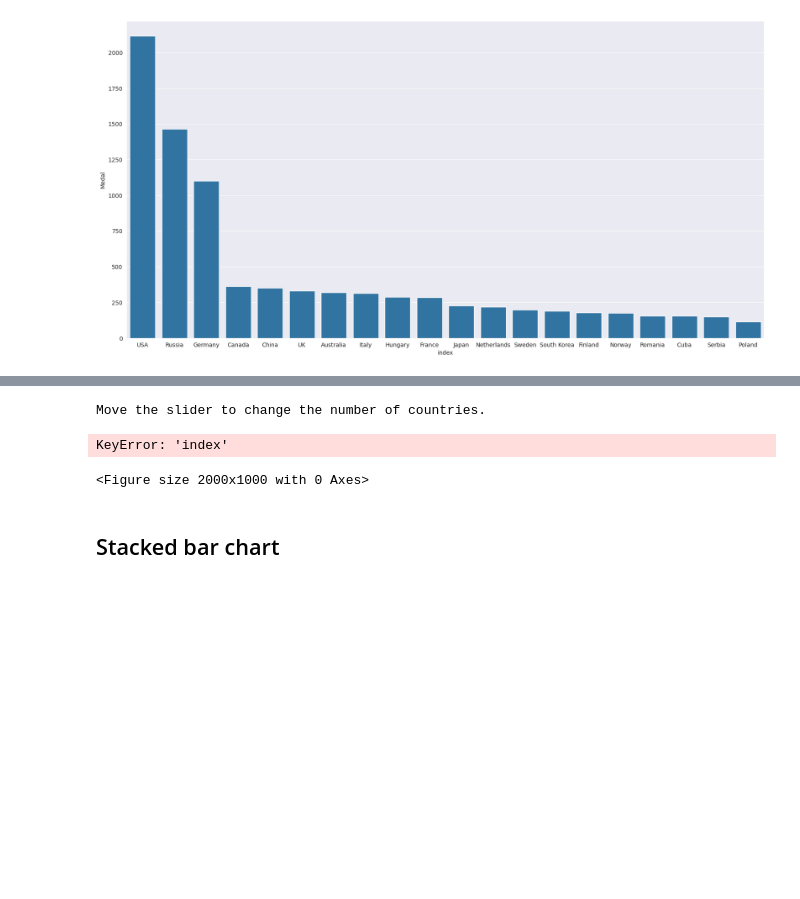
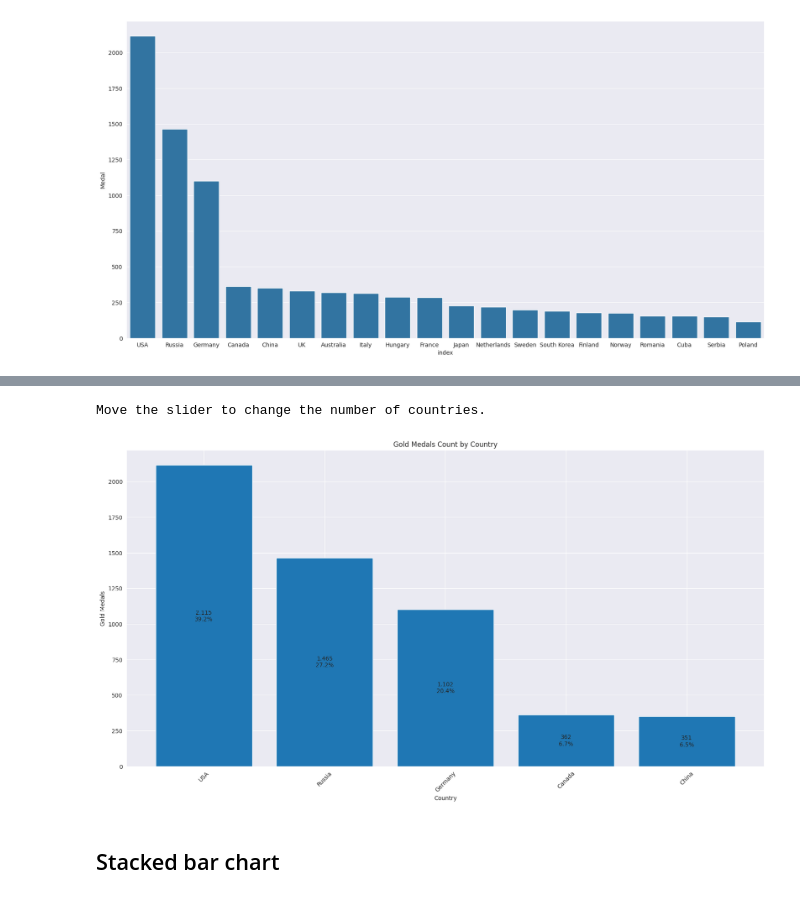
Before and after one commit to MichaelSchmidt1729/EDA, a Jupyter notebook: let_s_discover_more_about_the_olympic_games.ipynb, the cells around one changed output, grey strips where cells are left out. Cells and saved outputs as stored; diff of their text form; code cells hidden in the pictures; blank space fills up the shorter version.

```diff
--- a/let_s_discover_more_about_the_olympic_games.ipynb
+++ b/let_s_discover_more_about_the_olympic_games.ipynb
@@ -246,10 +246,13 @@ sns.barplot(x='index',y="Medal",data=totalGoldMedals.head(20))
 <Axes: xlabel='index', ylabel='Medal'>
 [figure]
 # %%
+import matplotlib.pyplot as plt
 import ipywidgets as widgets
 from IPython.display import display, clear_output
 
-    # Function to plot medals
+# Assuming totalGoldMedals is your DataFrame and you have already set 'Country' or a similar column as the index.
+
+# Function to plot medals
 def plot_medals(n_countries):
     clear_output(wait=True)
     display(slider)  # Redisplay the slider
@@ -257,7 +260,8 @@ def plot_medals(n_countries):
 
     data = totalGoldMedals.head(n_countries)
     plt.figure(figsize=(20, 10))
-    bars = plt.bar(data['index'], data['Medal'])
+    # Use data.index for the x-axis since 'index' is now the DataFrame's index
+    bars = plt.bar(data.index, data['Medal'])
 
     total_medals = data['Medal'].sum()
 
@@ -265,38 +269,35 @@ def plot_medals(n_countries):
         height = bar.get_height()
         percentage = f"{(height / total_medals) * 100:.1f}%"
         plt.text(bar.get_x() + bar.get_width() / 2.0, height / 2, f"{height:,}".replace(",", ".") + f"\n{percentage}", ha='center', va='center')
-    # Explanation text for annotations
-    plt.text(1, max(data['Medal']) * 0.9, 'First row: Absolute number of medals\nSecond row: % of medals to displayed countries', fontsize=10, bbox=dict(facecolor='none', edgecolor='black', boxstyle='round,pad=1'))
 
     plt.xlabel('Country')
     plt.ylabel('Gold Medals')
     plt.xticks(rotation=45)
     plt.title('Gold Medals Count by Country')
     plt.show()
 
 # Slider widget
 slider = widgets.IntSlider(
     value=10,
     min=1,
     max=20,
     step=1,
     description='Number of Countries:',
     continuous_update=False
 )
 
 # Update plot function
 def update_plot(change):
     plot_medals(change.new)
 
 slider.observe(update_plot, names='value')
 
 # Initial display
 plot_medals(slider.value)
 # %% [output]
 [interactive output not drawn]
 Move the slider to change the number of countries.
-KeyError: 'index'
-<Figure size 2000x1000 with 0 Axes>
+[figure, added]
 # %% [markdown]
 ## Stacked bar chart
 # %%
```
Also changed, not shown: parts of 1 cell of this notebook.
